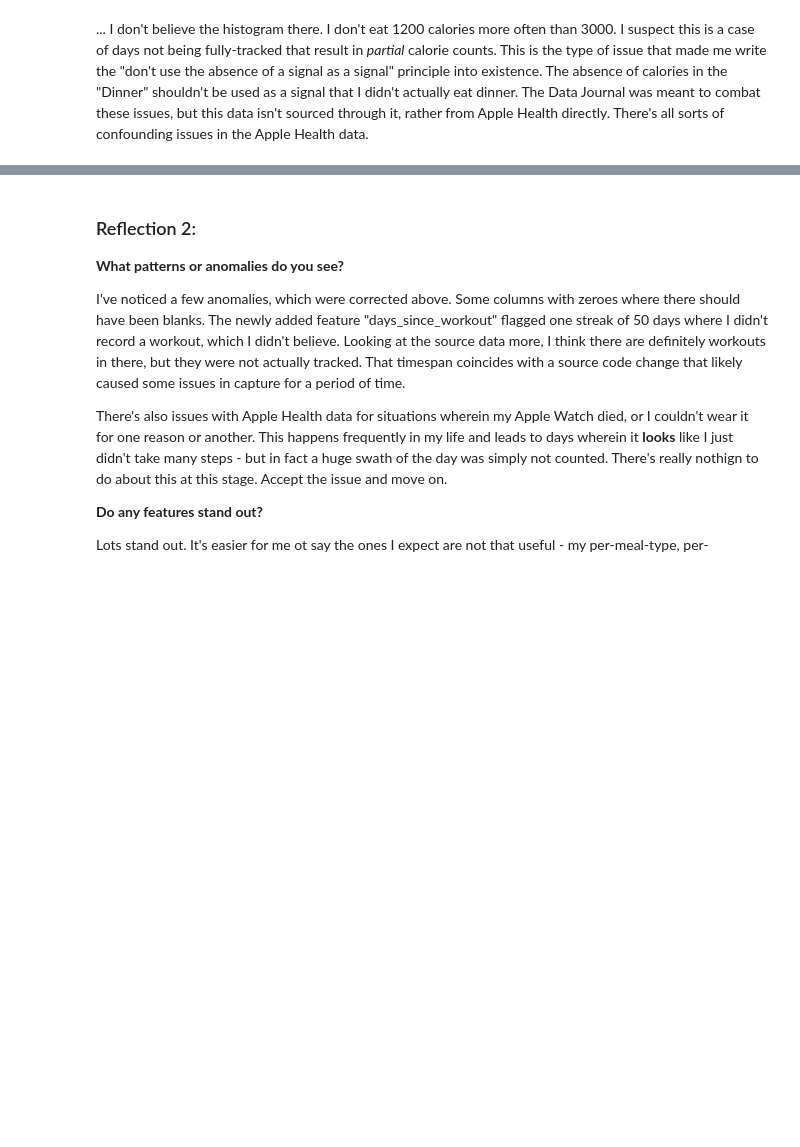
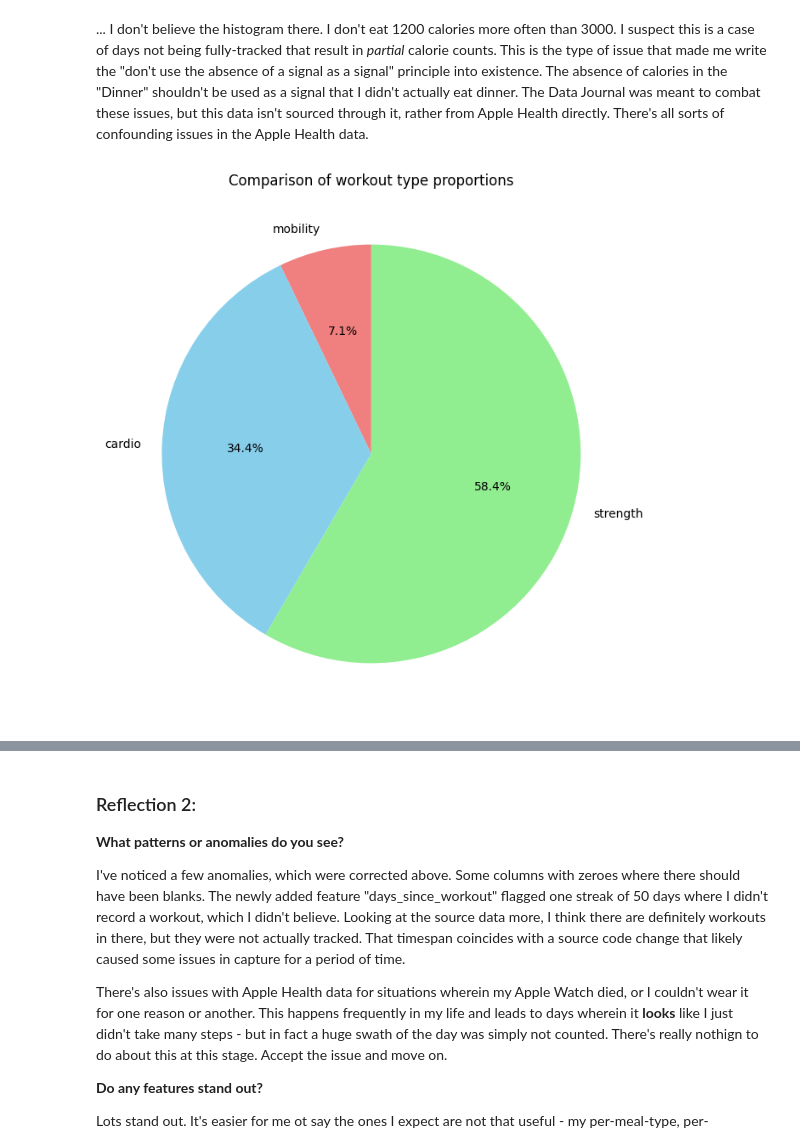
Before and after one commit to aarongilly/ml_regression_gillespie, a Jupyter notebook: gillespie_ml_data_journal.ipynb, the cells around one changed output, grey strips where cells are left out. Saved outputs shown, nothing was run; the diff lists cells and outputs as text; code cells hidden in the pictures; blank space fills up the shorter version.

```diff
--- a/gillespie_ml_data_journal.ipynb
+++ b/gillespie_ml_data_journal.ipynb
@@ -357,3 +357,14 @@ plt.show()
 [figure]
 # %% [markdown]
 ... I don't believe the histogram there. I don't eat 1200 calories more often than 3000. I suspect this is a case of days not being fully-tracked that result in *partial* calorie counts. This is the type of issue that made me write the "don't use the absence of a signal as a signal" principle into existence. The absence of calories in the "Dinner" shouldn't be used as a signal that I didn't actually eat dinner. The Data Journal was meant to combat these issues, but this data isn't sourced through it, rather from Apple Health directly. There's all sorts of confounding issues in the Apple Health data.
+# %%
+# Calculate the total for each column
+totals = combined_df[['mobility', 'cardio', 'strength']].sum()
+
+# Create a pie chart
+plt.figure(figsize=(8, 8))
+plt.pie(totals, labels=totals.index, autopct='%1.1f%%', startangle=90, colors=['lightcoral', 'skyblue', 'lightgreen'])
+plt.title('Comparison of workout type proportions')
+plt.show()
+# %% [output]
+[figure, added]
```
Also changed, not shown: parts of 6 cells of this notebook.
